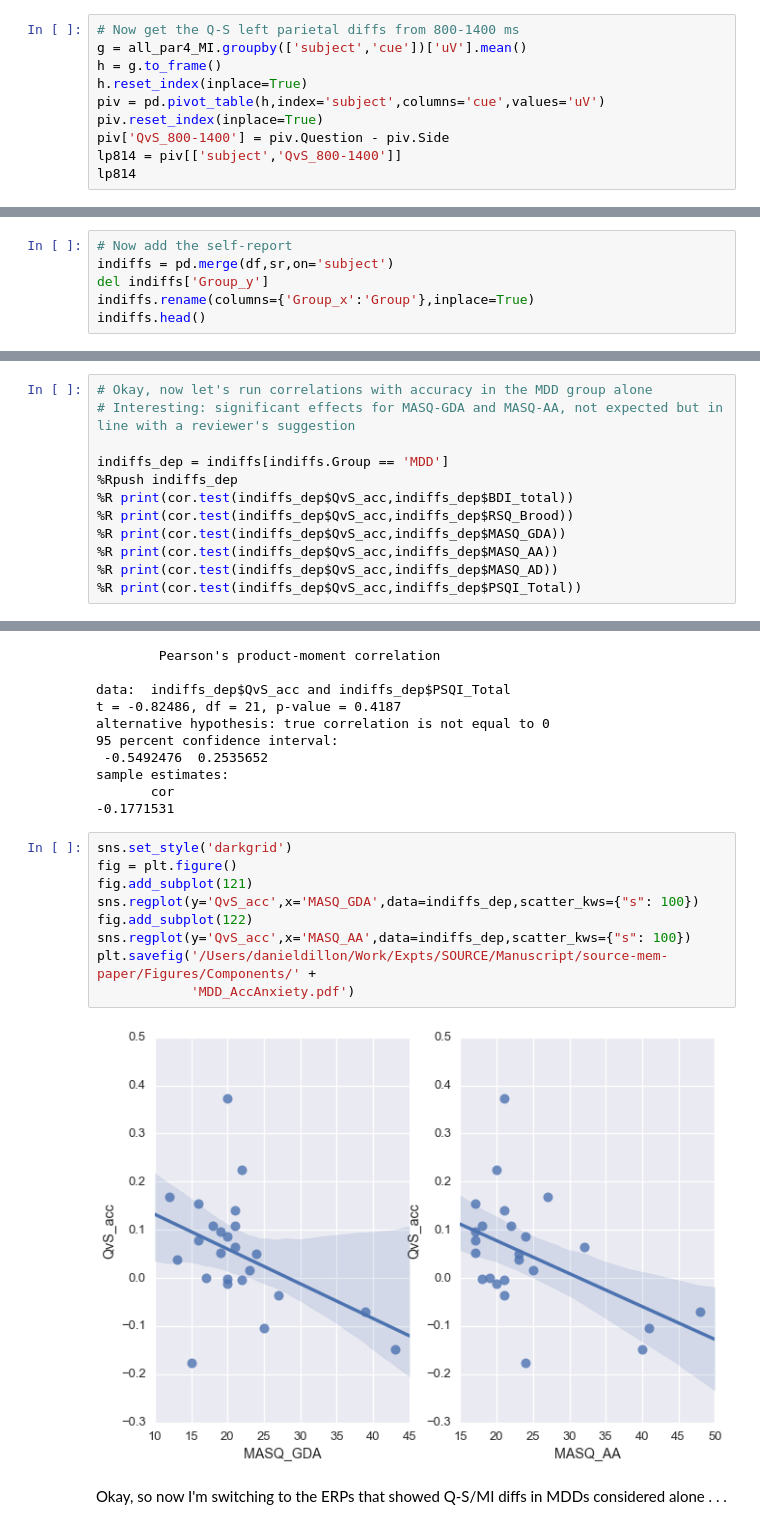
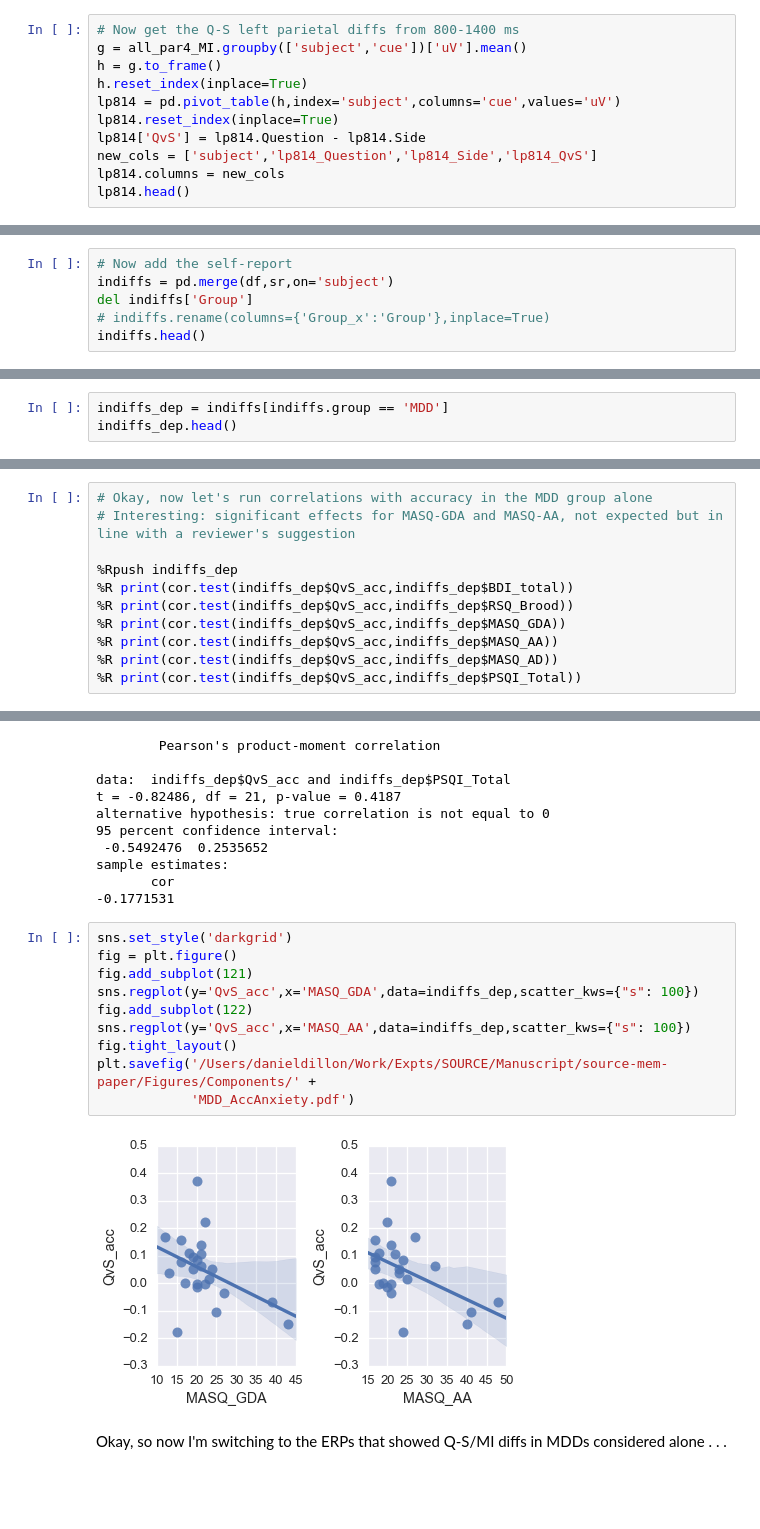
Before and after one commit to dgdillon/source-mem-paper, a Jupyter notebook: Source_ReAnalysis.ipynb, the cells around one changed output, grey strips where cells are left out. Drawn from its saved outputs; the diff is of its cells as text; blank space fills up the shorter version.

Commit message:
Major updates to letter, Figure 9, plus more minor changes

```diff
--- a/Source_ReAnalysis.ipynb
+++ b/Source_ReAnalysis.ipynb
@@ -2597,9 +2711,10 @@ lp48
 g = all_par4_MI.groupby(['subject','cue'])['uV'].mean()
 h = g.to_frame()
 h.reset_index(inplace=True)
-piv = pd.pivot_table(h,index='subject',columns='cue',values='uV')
-piv.reset_index(inplace=True)
-piv['QvS_800-1400'] = piv.Question - piv.Side
-lp814 = piv[['subject','QvS_800-1400']]
-lp814
+lp814 = pd.pivot_table(h,index='subject',columns='cue',values='uV')
+lp814.reset_index(inplace=True)
+lp814['QvS'] = lp814.Question - lp814.Side
+new_cols = ['subject','lp814_Question','lp814_Side','lp814_QvS']
+lp814.columns = new_cols
+lp814.head()
 # %% [output]
@@ -2635,7 +2739,7 @@ df.head()
 # %%
 # Now add the self-report
 indiffs = pd.merge(df,sr,on='subject')
-del indiffs['Group_y']
-indiffs.rename(columns={'Group_x':'Group'},inplace=True)
+del indiffs['Group']
+# indiffs.rename(columns={'Group_x':'Group'},inplace=True)
 indiffs.head()
 # %% [output]
@@ -2708,0 +2753,3 @@ sample estimates:
+# %%
+indiffs_dep = indiffs[indiffs.group == 'MDD']
+indiffs_dep.head()
@@ -2719,7 +2986,6 @@ sns.lmplot(x='QvS_acc', y='QvS_800-1400', data=indiffs, fit_reg=True)
 # Okay, now let's run correlations with accuracy in the MDD group alone
 # Interesting: significant effects for MASQ-GDA and MASQ-AA, not expected but in line with a reviewer's suggestion
 
-indiffs_dep = indiffs[indiffs.Group == 'MDD']
 %Rpush indiffs_dep
 %R print(cor.test(indiffs_dep$QvS_acc,indiffs_dep$BDI_total))
 %R print(cor.test(indiffs_dep$QvS_acc,indiffs_dep$RSQ_Brood))
@@ -2791,14 +3057,15 @@ sample estimates:
 # %%
 sns.set_style('darkgrid')
 fig = plt.figure()
 fig.add_subplot(121)
 sns.regplot(y='QvS_acc',x='MASQ_GDA',data=indiffs_dep,scatter_kws={"s": 100})
 fig.add_subplot(122)
 sns.regplot(y='QvS_acc',x='MASQ_AA',data=indiffs_dep,scatter_kws={"s": 100})
+fig.tight_layout()
 plt.savefig('/Users/danieldillon/Work/Expts/SOURCE/Manuscript/source-mem-paper/Figures/Components/' +
             'MDD_AccAnxiety.pdf')
 # %% [output]
-[figure, old version]
+[figure, new version]
 # %% [markdown]
 Okay, so now I'm switching to the ERPs that showed Q-S/MI diffs in MDDs considered alone . . .
 # %%
```
Also changed, not shown: parts of 91 cells of this notebook, 7 other files.
